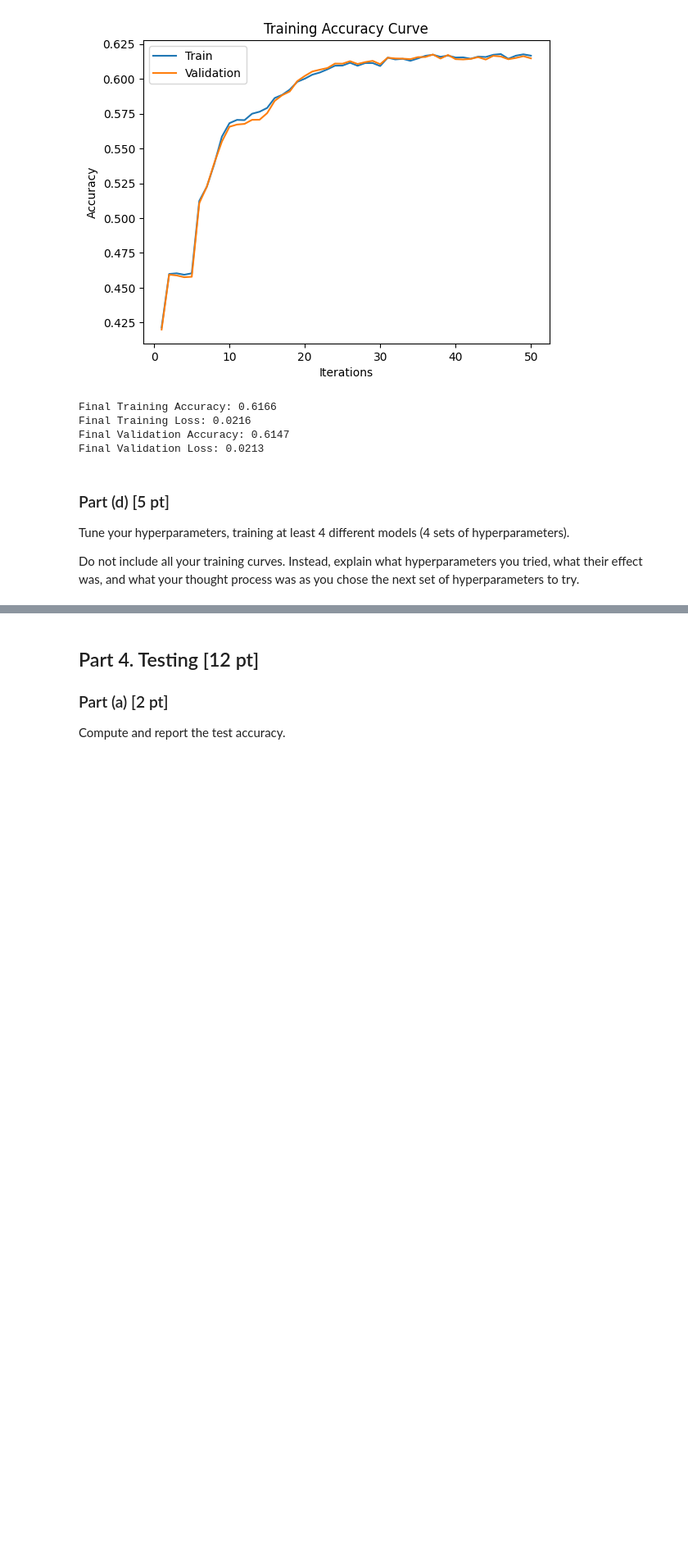
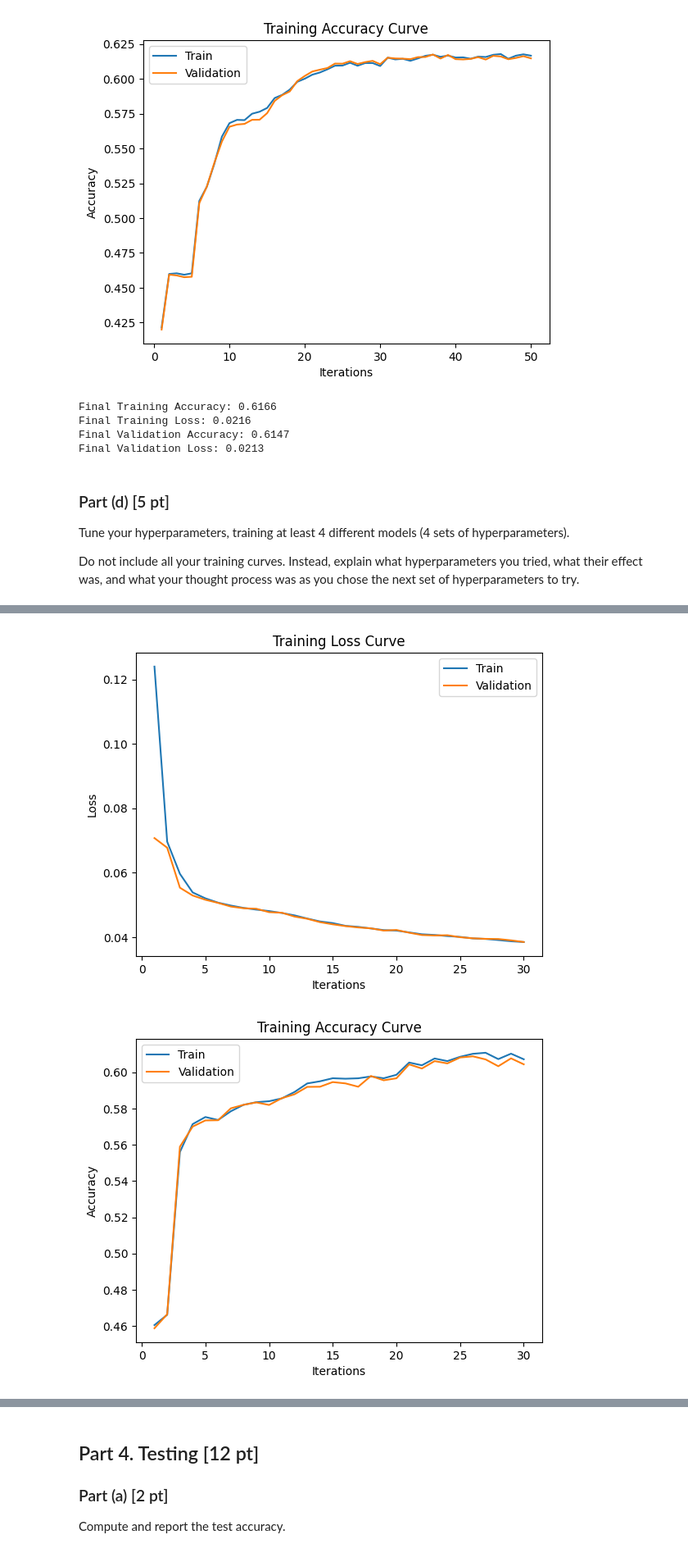
Before and after one commit to WilliamJWen/APS360, a Jupyter notebook: lab/Lab4_Data_Imputation.ipynb, the cells around one changed output, grey strips where cells are left out. Shown at 82% size. Drawn from its saved outputs; the diff is of its cells as text; code cells hidden in the pictures; blank space fills up the shorter version.

```diff
--- a/lab/Lab4_Data_Imputation.ipynb
+++ b/lab/Lab4_Data_Imputation.ipynb
@@ -641,0 +734,35 @@ chose the next set of hyperparameters to try.
+# %%
+# 4. increase hidden layer size first then decrease
+class UpscaleAutoEncoder(nn.Module):
+    def __init__(self):
+        super(UpscaleAutoEncoder, self).__init__()
+        self.name = "UpscaleAutoEncoder"
+        self.encoder = nn.Sequential(
+            nn.Linear(57, 62), # TODO -- FILL OUT THE CODE HERE!
+            nn.ReLU(),
+            nn.Linear(62, 43),
+            nn.ReLU(),
+            nn.Linear(43, 30),
+            nn.ReLU(),
+            nn.Linear(30, 25),
+            nn.ReLU(),
+        )
+        self.decoder = nn.Sequential(
+            nn.Linear(25, 30), # TODO -- FILL OUT THE CODE HERE!
+            nn.ReLU(),
+            nn.Linear(30, 43),
+            nn.ReLU(),
+            nn.Linear(43, 62),
+            nn.ReLU(),
+            nn.Linear(62, 57),
+            nn.Sigmoid() # get to the range (0, 1)
+        )
+
+    def forward(self, x):
+        x = self.encoder(x)
+        x = self.decoder(x)
+        return x
+# %%
+upscale_model = UpscaleAutoEncoder()
+train(upscale_model, train_data, valid_data, batch_size=32, num_epochs=30, learning_rate=1e-4, plotting=True)
+# %% [output]
@@ -641,0 +786,2 @@ chose the next set of hyperparameters to try.
+[figure, added]
+[figure, added]
```
Also changed, not shown: parts of 16 cells of this notebook.
